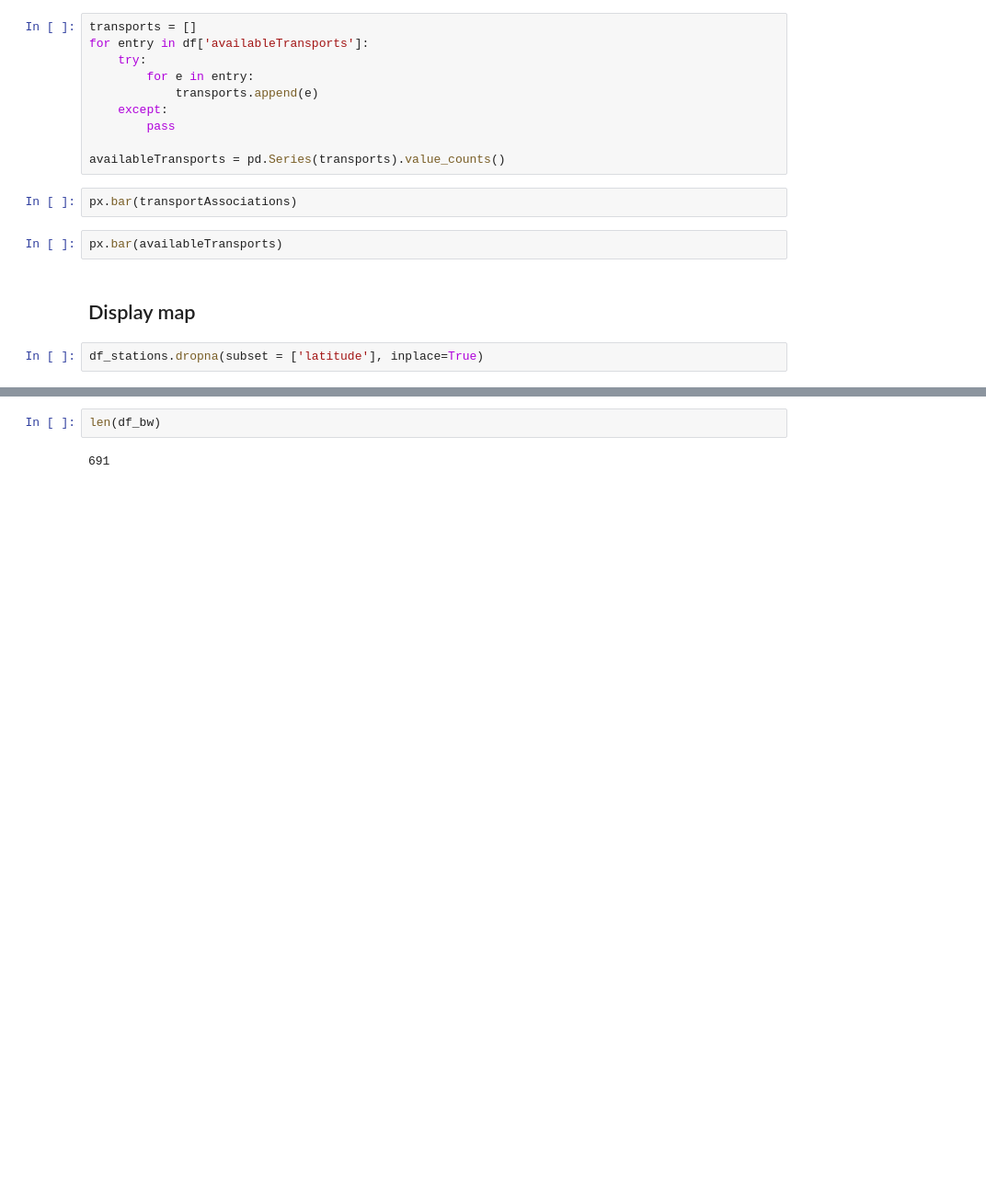
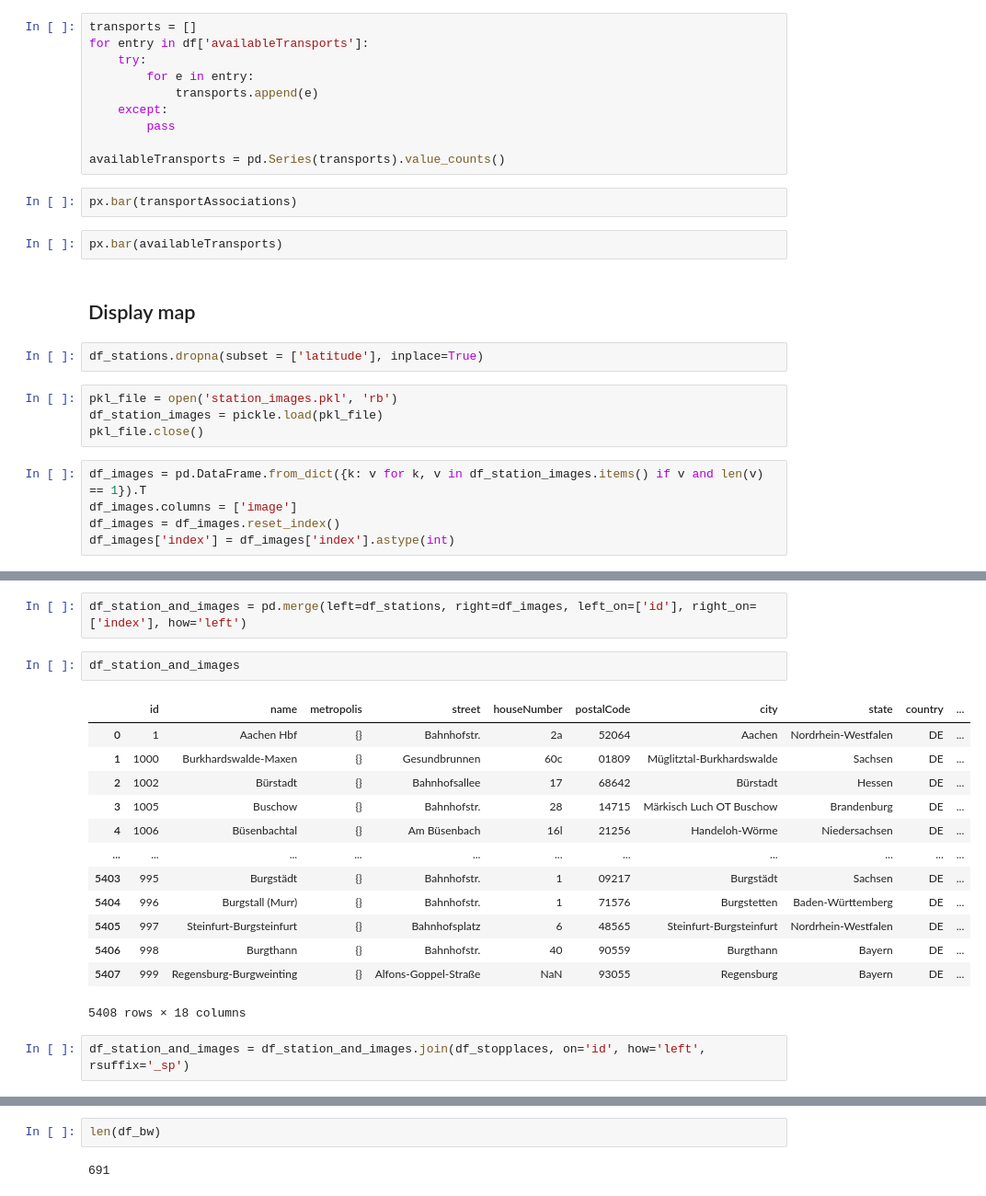
Before and after one commit to lz039/python4ds_project, a Jupyter notebook: DB_EDA.ipynb, the cells around one changed output, grey strips where cells are left out. Shown: that part at 92% size. Drawn from its saved outputs; the diff is of its cells as text; blank space fills up the shorter version.

Commit message:
add images and additional info as popup to map

```diff
--- a/DB_EDA.ipynb
+++ b/DB_EDA.ipynb
@@ -169,3 +169,12 @@ px.bar(availableTransports)
 ## Display map
 # %%
 df_stations.dropna(subset = ['latitude'], inplace=True)
+# %%
+pkl_file = open('station_images.pkl', 'rb')
+df_station_images = pickle.load(pkl_file)
+pkl_file.close()
+# %%
+df_images = pd.DataFrame.from_dict({k: v for k, v in df_station_images.items() if v and len(v) == 1}).T
+df_images.columns = ['image']
+df_images = df_images.reset_index()
+df_images['index'] = df_images['index'].astype(int)
@@ -171,0 +207,20 @@ df_stations.dropna(subset = ['latitude'], inplace=True)
+# %%
+df_station_and_images = pd.merge(left=df_stations, right=df_images, left_on=['id'], right_on=['index'], how='left')
+# %%
+df_station_and_images
+# %% [output]
+|  | id | name | metropolis | street | houseNumber | postalCode | city | state | country | ... |
+| 0 | 1 | Aachen Hbf | {} | Bahnhofstr. | 2a | 52064 | Aachen | Nordrhein-Westfalen | DE | ... |
+| 1 | 1000 | Burkhardswalde-Maxen | {} | Gesundbrunnen | 60c | 01809 | Müglitztal-Burkhardswalde | Sachsen | DE | ... |
+| 2 | 1002 | Bürstadt | {} | Bahnhofsallee | 17 | 68642 | Bürstadt | Hessen | DE | ... |
+| 3 | 1005 | Buschow | {} | Bahnhofstr. | 28 | 14715 | Märkisch Luch OT Buschow | Brandenburg | DE | ... |
+| 4 | 1006 | Büsenbachtal | {} | Am Büsenbach | 16l | 21256 | Handeloh-Wörme | Niedersachsen | DE | ... |
+| ... | ... | ... | ... | ... | ... | ... | ... | ... | ... | ... |
+| 5403 | 995 | Burgstädt | {} | Bahnhofstr. | 1 | 09217 | Burgstädt | Sachsen | DE | ... |
+| 5404 | 996 | Burgstall (Murr) | {} | Bahnhofstr. | 1 | 71576 | Burgstetten | Baden-Württemberg | DE | ... |
+| 5405 | 997 | Steinfurt-Burgsteinfurt | {} | Bahnhofsplatz | 6 | 48565 | Steinfurt-Burgsteinfurt | Nordrhein-Westfalen | DE | ... |
+| 5406 | 998 | Burgthann | {} | Bahnhofstr. | 40 | 90559 | Burgthann | Bayern | DE | ... |
+| 5407 | 999 | Regensburg-Burgweinting | {} | Alfons-Goppel-Straße | NaN | 93055 | Regensburg | Bayern | DE | ... |
+5408 rows × 18 columns
+# %%
+df_station_and_images = df_station_and_images.join(df_stopplaces, on='id', how='left', rsuffix='_sp')
```
Also changed, not shown: parts of 8 cells of this notebook, 2 other files.
